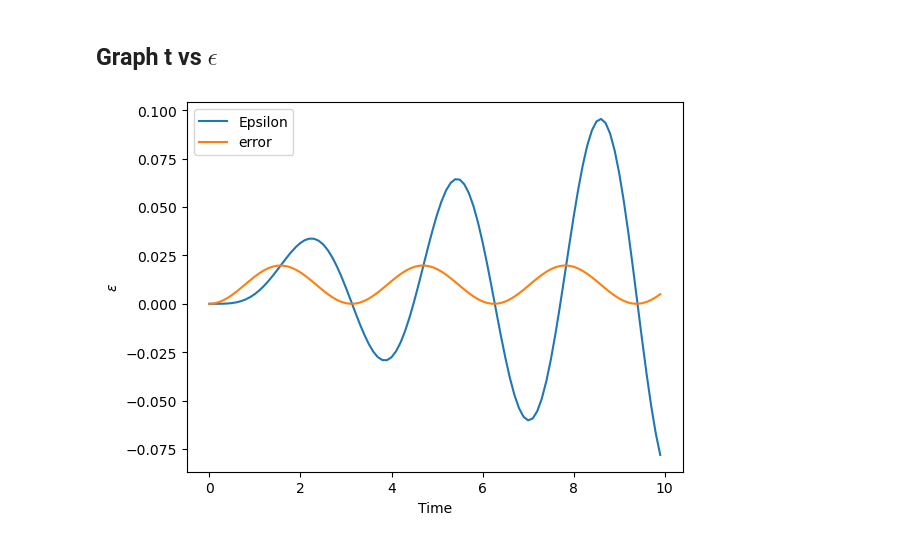
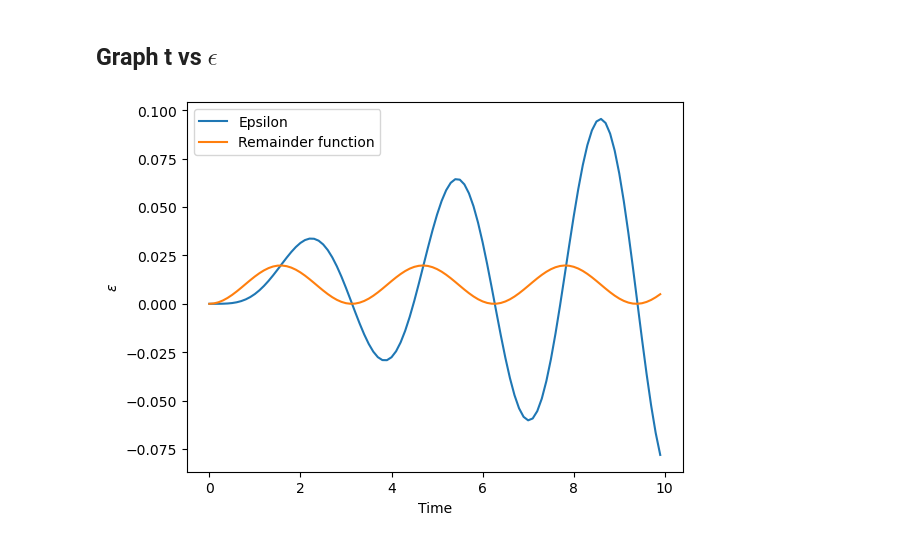
Before and after one commit to BonnieMorales/quantum-research, a Jupyter notebook: Simulation-Dynamical-Decoupling.ipynb, the cells around one changed output. Cells and saved outputs as stored; diff of their text form; code cells hidden in the pictures.

```diff
--- a/Simulation-Dynamical-Decoupling.ipynb
+++ b/Simulation-Dynamical-Decoupling.ipynb
@@ -84,13 +86,14 @@ for t in range(0,100,1):
 # %%
 # graph the changes in epsilon respect to the time
 plt.plot(time, epsilon, label = "Epsilon")
-plt.plot(time, error_matrix, label = "error")
+plt.plot(time, error_matrix, label = "Remainder function")
 #plt.plot(time, other_A, label = "matrix to simplify")
 
 plt.xlabel('Time')
 plt.ylabel('$\epsilon$')
 plt.legend()
 
+plt.savefig('my_graph.png')
 plt.show()
 # %% [output]
-[figure, old version]
+[figure, new version]
```
Also changed, not shown: parts of 1 cell of this notebook.
